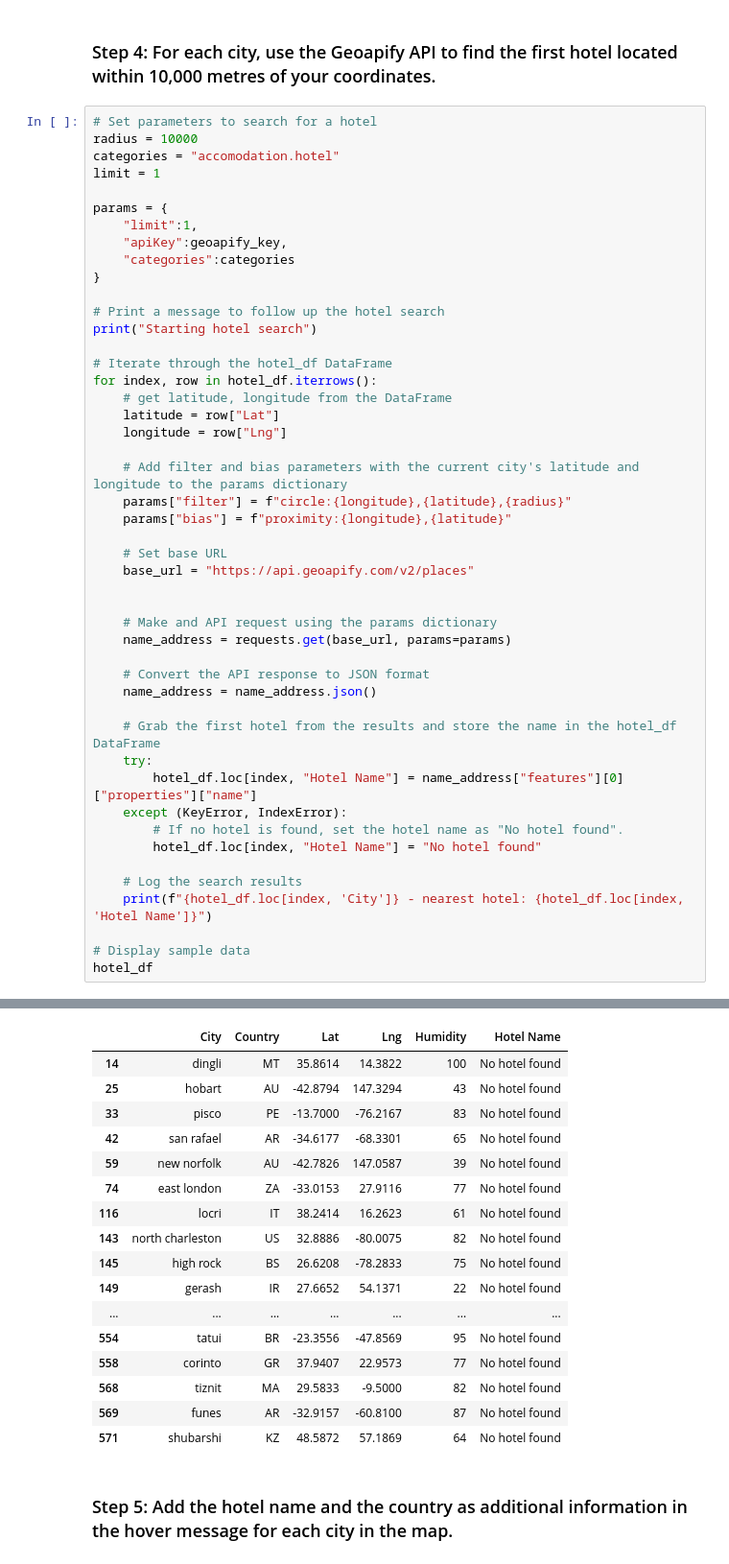
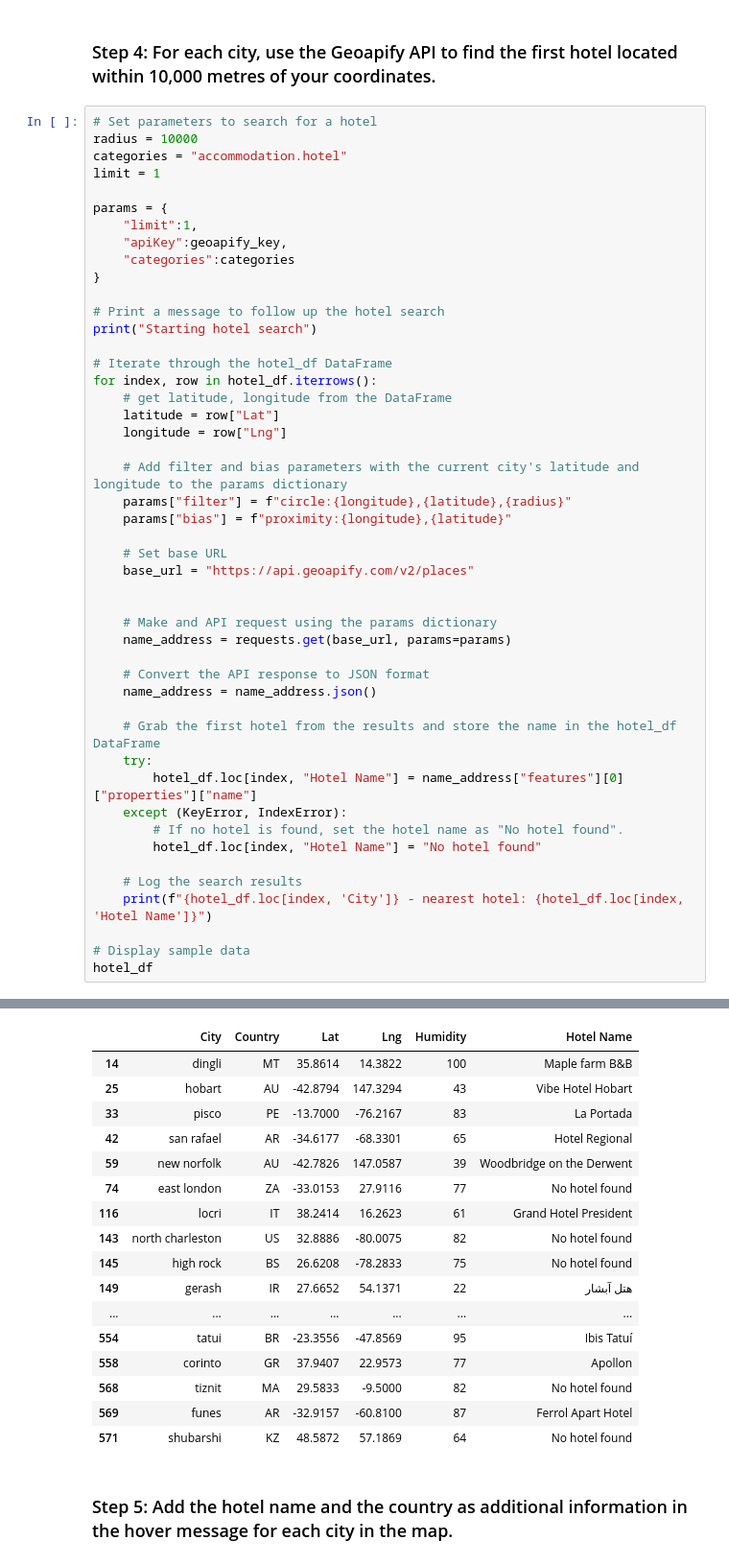
Before and after one commit to jbarkle/Python-API-Challenge, a Jupyter notebook: WeatherPy/VacationPy.ipynb, the cells around one changed output, grey strips where cells are left out. Shown: that part at 96% size. Saved outputs shown, nothing was run; the diff lists cells and outputs as text.

```diff
--- a/WeatherPy/VacationPy.ipynb
+++ b/WeatherPy/VacationPy.ipynb
@@ -110,7 +110,7 @@ hotel_df
 # %%
 # Set parameters to search for a hotel
 radius = 10000
-categories = "accomodation.hotel"
+categories = "accommodation.hotel"
 limit = 1
 
 params = {
@@ -174,20 +174,20 @@ funes - nearest hotel: No hotel found
 shubarshi - nearest hotel: No hotel found
 |  | City | Country | Lat | Lng | Humidity | Hotel Name |
-| 14 | dingli | MT | 35.8614 | 14.3822 | 100 | No hotel found |
-| 25 | hobart | AU | -42.8794 | 147.3294 | 43 | No hotel found |
-| 33 | pisco | PE | -13.7000 | -76.2167 | 83 | No hotel found |
-| 42 | san rafael | AR | -34.6177 | -68.3301 | 65 | No hotel found |
-| 59 | new norfolk | AU | -42.7826 | 147.0587 | 39 | No hotel found |
+| 14 | dingli | MT | 35.8614 | 14.3822 | 100 | Maple farm B&B |
+| 25 | hobart | AU | -42.8794 | 147.3294 | 43 | Vibe Hotel Hobart |
+| 33 | pisco | PE | -13.7000 | -76.2167 | 83 | La Portada |
+| 42 | san rafael | AR | -34.6177 | -68.3301 | 65 | Hotel Regional |
+| 59 | new norfolk | AU | -42.7826 | 147.0587 | 39 | Woodbridge on the Derwent |
 | 74 | east london | ZA | -33.0153 | 27.9116 | 77 | No hotel found |
-| 116 | locri | IT | 38.2414 | 16.2623 | 61 | No hotel found |
+| 116 | locri | IT | 38.2414 | 16.2623 | 61 | Grand Hotel President |
 | 143 | north charleston | US | 32.8886 | -80.0075 | 82 | No hotel found |
 | 145 | high rock | BS | 26.6208 | -78.2833 | 75 | No hotel found |
-| 149 | gerash | IR | 27.6652 | 54.1371 | 22 | No hotel found |
+| 149 | gerash | IR | 27.6652 | 54.1371 | 22 | هتل آبشار |
 | ... | ... | ... | ... | ... | ... | ... |
-| 554 | tatui | BR | -23.3556 | -47.8569 | 95 | No hotel found |
-| 558 | corinto | GR | 37.9407 | 22.9573 | 77 | No hotel found |
+| 554 | tatui | BR | -23.3556 | -47.8569 | 95 | Ibis Tatuí |
+| 558 | corinto | GR | 37.9407 | 22.9573 | 77 | Apollon |
 | 568 | tiznit | MA | 29.5833 | -9.5000 | 82 | No hotel found |
-| 569 | funes | AR | -32.9157 | -60.8100 | 87 | No hotel found |
+| 569 | funes | AR | -32.9157 | -60.8100 | 87 | Ferrol Apart Hotel |
 | 571 | shubarshi | KZ | 48.5872 | 57.1869 | 64 | No hotel found |
 # %% [markdown]
 ### Step 5: Add the hotel name and the country as additional information in the hover message for each city in the map.
```
Also changed, not shown: parts of 2 cells of this notebook, 2 other files.
